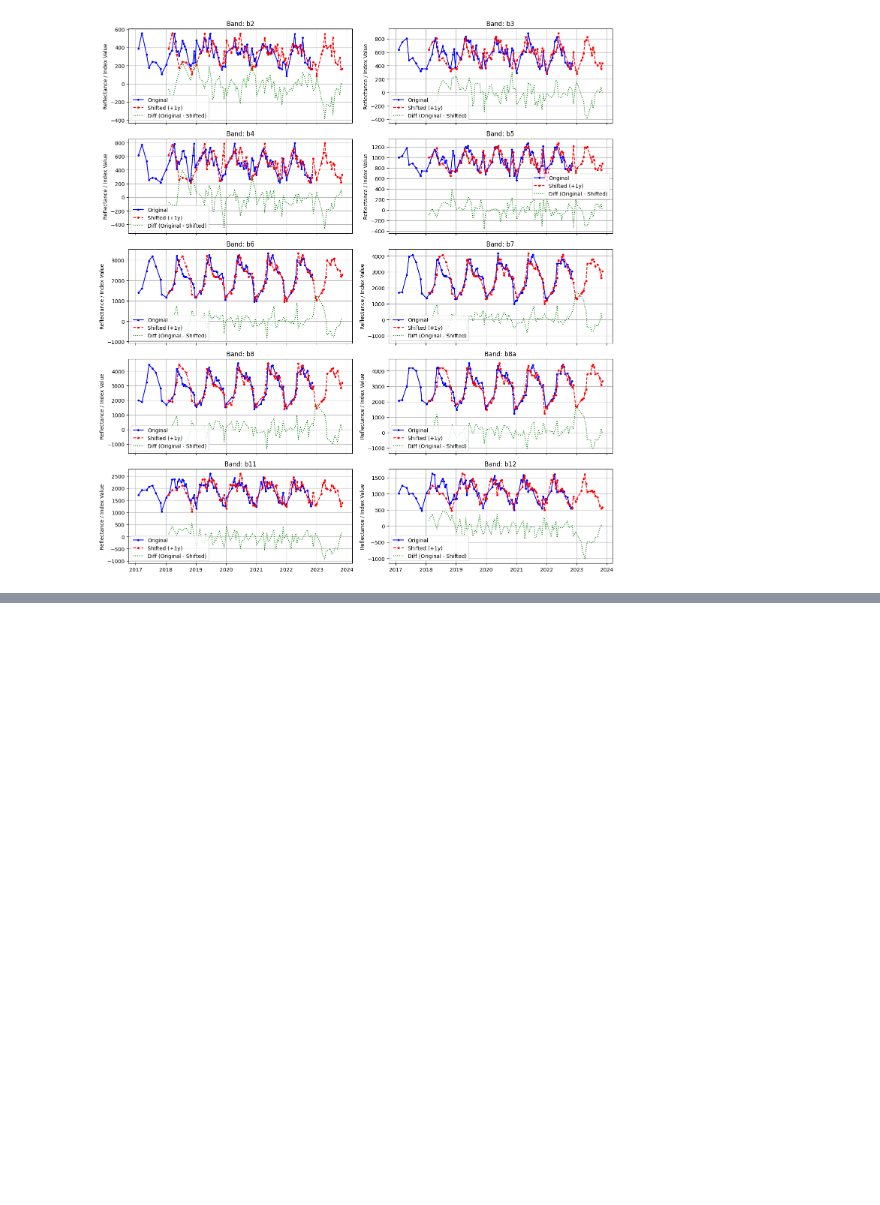
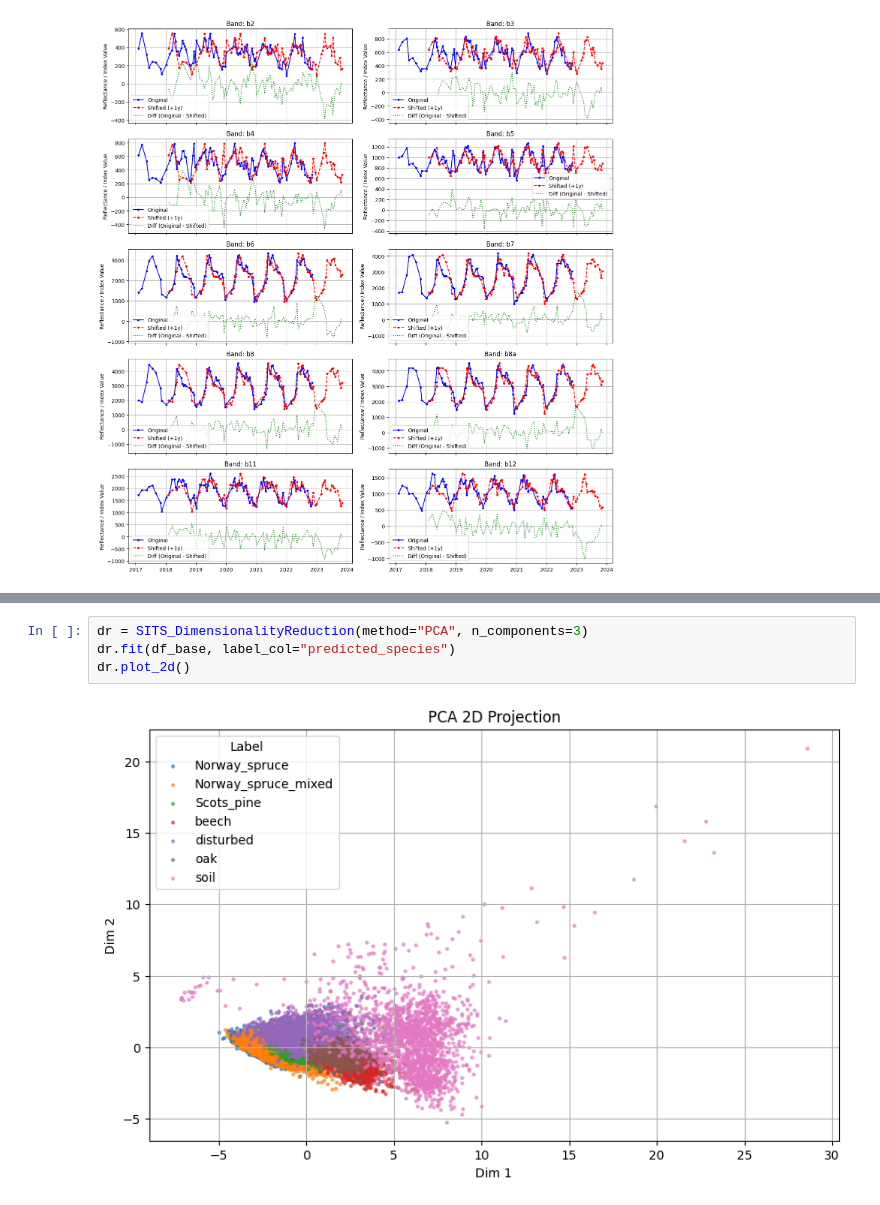
Before and after one commit to RafaelRiesle/tree_classification, a Jupyter notebook: notebooks/validation_data_analysis.ipynb, the cells around one changed output, grey strips where cells are left out. Drawn from its saved outputs; the diff is of its cells as text; blank space fills up the shorter version.

```diff
--- a/notebooks/validation_data_analysis.ipynb
+++ b/notebooks/validation_data_analysis.ipynb
@@ -189,0 +219,6 @@ plot_band_differences(df_2w_agg, shift_years=1)
+# %%
+dr = SITS_DimensionalityReduction(method="PCA", n_components=3)
+dr.fit(df_base, label_col="predicted_species")
+dr.plot_2d()
+# %% [output]
+[figure, added]
```
Also changed, not shown: parts of 5 cells of this notebook, 4 other files.
